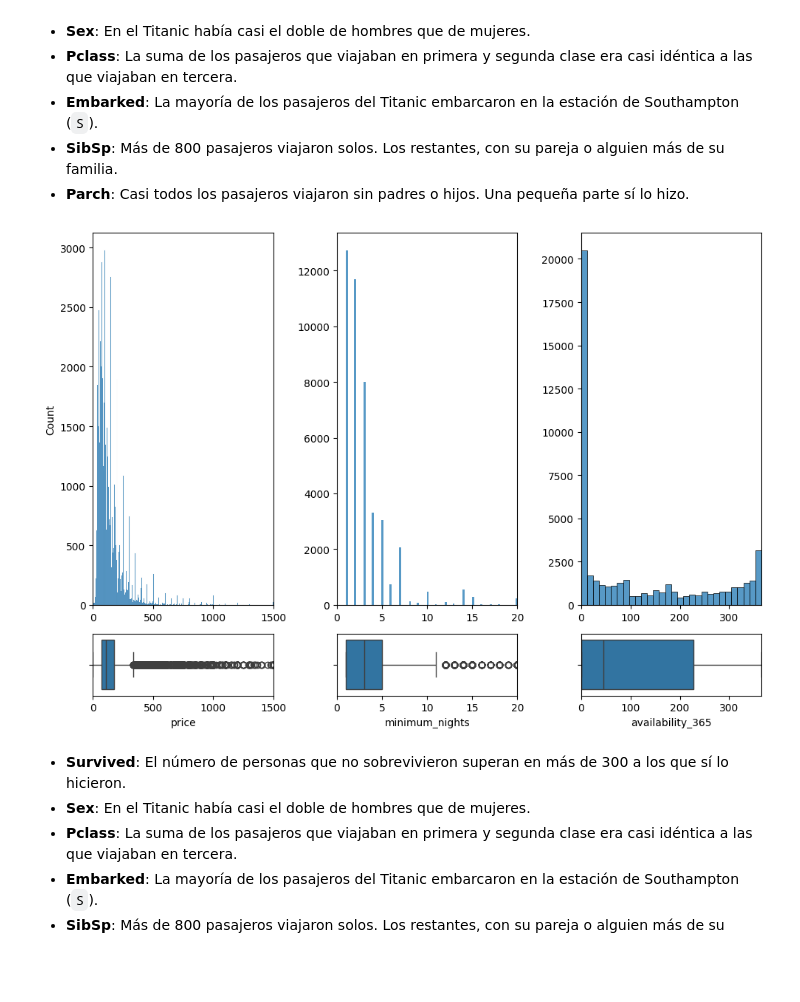
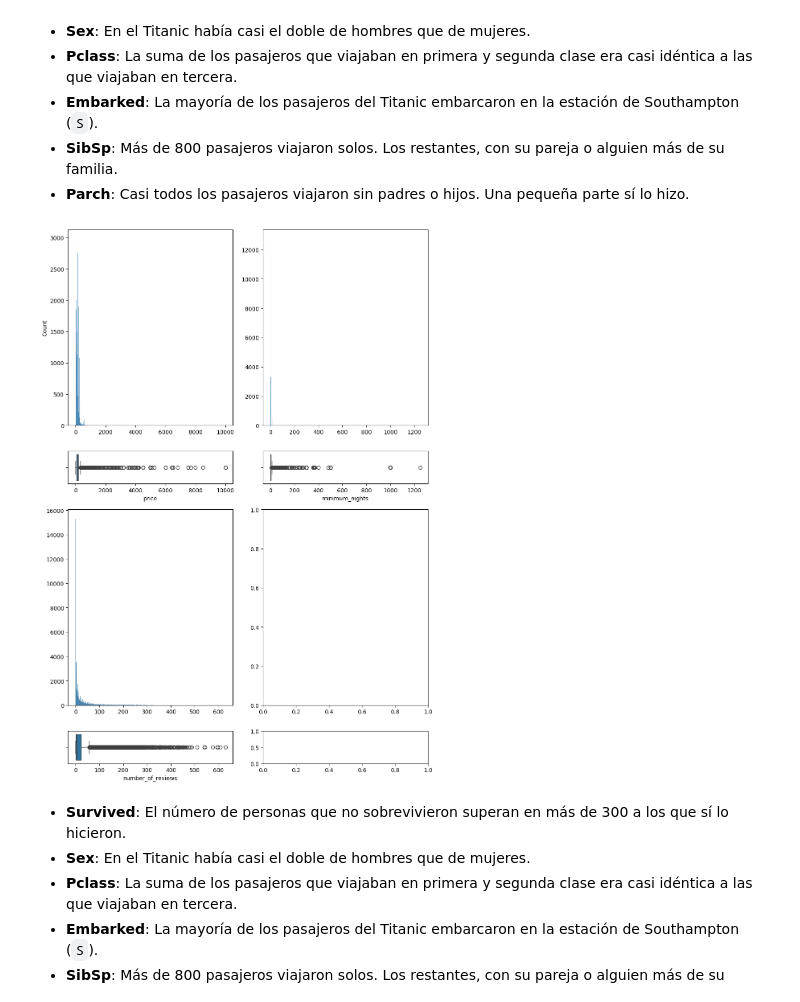
Before and after one commit to Jmajado/machine-learning-python-template, a Jupyter notebook: src/explore.ipynb, the cells around one changed output. Drawn from its saved outputs; the diff is of its cells as text; code cells hidden in the pictures; blank space fills up the shorter version.

```diff
--- a/src/explore.ipynb
+++ b/src/explore.ipynb
@@ -50,7 +50,7 @@ datos.duplicated().sum()
 # %% [output]
 np.int64(0)
 # %%
-data_limpio = datos.drop(["id","name", "host_name","number_of_reviews", "last_review", "reviews_per_month", "calculated_host_listings_count" ], axis = 1, inplace = False)
+data_limpio = datos.drop(["id","name", "host_name", "last_review", "reviews_per_month","calculated_host_listings_count" ], axis = 1, inplace = False)
 data_limpio.head()
 # %% [output]
 |  | host_id | neighbourhood_group | neighbourhood | latitude | longitude | room_type | price | minimum_nights | ... |
@@ -78,25 +82,21 @@ plt.show()
 - **SibSp**: Más de 800 pasajeros viajaron solos. Los restantes, con su pareja o alguien más de su familia.
 - **Parch**: Casi todos los pasajeros viajaron sin padres o hijos. Una pequeña parte sí lo hizo.
 # %%
-fig, axis = plt.subplots(2, 3, figsize = (10, 7), gridspec_kw={'height_ratios': [6, 1]})
+fig, axis = plt.subplots(4, 2, figsize = (10, 14), gridspec_kw = {"height_ratios": [6, 1, 6, 1]})
 
 # Crear una figura múltiple con histogramas y diagramas de caja
 sns.histplot(ax = axis[0, 0], data = data_limpio, x = "price").set(xlabel = None)
 sns.boxplot(ax = axis[1, 0], data = data_limpio, x = "price")
 sns.histplot(ax = axis[0, 1], data = data_limpio, x = "minimum_nights").set(xlabel = None, ylabel = None)
 sns.boxplot(ax = axis[1, 1], data = data_limpio, x = "minimum_nights")
-sns.histplot(ax = axis[0, 2], data = data_limpio, x = "availability_365").set(xlabel = None, ylabel = None)
-sns.boxplot(ax = axis[1, 2], data = data_limpio, x = "availability_365")
-axis[0,0].set_xlim(0,1500)
-axis[1,0].set_xlim(0,1500)
-axis[0,1].set_xlim(0,20)
-axis[1,1].set_xlim(0,20)
-axis[0,2].set_xlim(0,365)
-axis[1,2].set_xlim(0,365)
+sns.histplot(ax = axis[2, 0], data = data_limpio, x = "number_of_reviews").set(xlabel = None, ylabel = None)
+sns.boxplot(ax = axis[3, 0], data = data_limpio, x = "number_of_reviews")
+
+
 plt.tight_layout()
 plt.show()
 # %% [output]
-[figure, old version]
+[figure, new version]
 # %% [markdown]
 - **Survived**: El número de personas que no sobrevivieron superan en más de 300 a los que sí lo hicieron.
 - **Sex**: En el Titanic había casi el doble de hombres que de mujeres.
```
Also changed, not shown: parts of 16 cells of this notebook, 8 other files.
